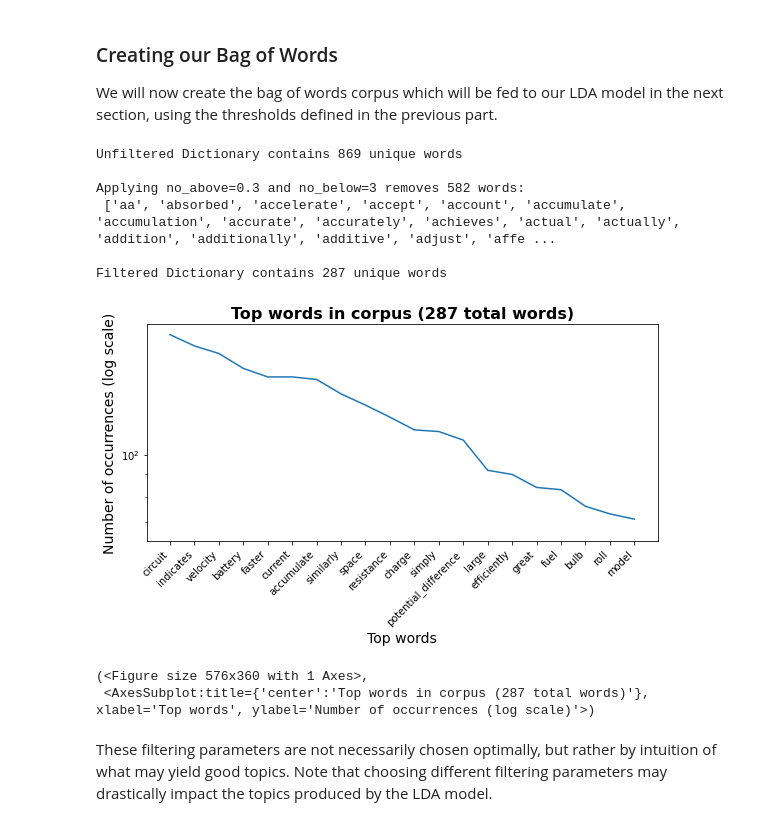
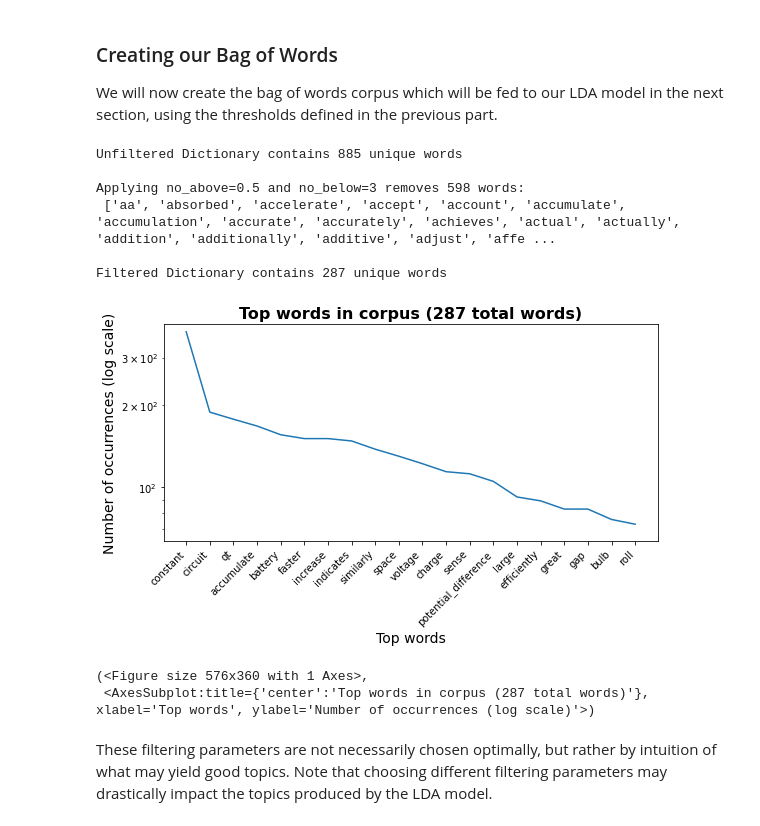
Before and after one commit to jonmgeiger/honors-project, a Jupyter notebook: studentResponses_LDA.ipynb, the cells around one changed output. Drawn from its saved outputs; the diff is of its cells as text; code cells hidden in the pictures.

```diff
--- a/studentResponses_LDA.ipynb
+++ b/studentResponses_LDA.ipynb
@@ -76,9 +76,9 @@ def ML_process(text):
     filt_text = text
 
     # Clean up equations
-    filt_text = re.sub('(V|v)\s?=\s?(I|i)\s?\*?\s?(R|r)', 'VequalsItimesR', filt_text)
-    filt_text = re.sub('(I|i)\s?=\s?(V|v)\s?/\s?(R|r)', 'IequalsVoverR', filt_text)
-    filt_text = re.sub('(R|r)\s?=\s?(V|v)\s?/\s?(I|i)', 'RequalsVoverI', filt_text)
+    # filt_text = re.sub('(V|v)\s?=\s?(I|i)\s?\*?\s?(R|r)', 'VequalsItimesR', filt_text)
+    # filt_text = re.sub('(I|i)\s?=\s?(V|v)\s?/\s?(R|r)', 'IequalsVoverR', filt_text)
+    # filt_text = re.sub('(R|r)\s?=\s?(V|v)\s?/\s?(I|i)', 'RequalsVoverI', filt_text)
     #filt_text = re.sub('\s?=\s?', '=', filt_text)
 
     # Replace variables with names outside of equations
@@ -87,7 +87,7 @@ def ML_process(text):
     # can't do this with current because 'I' is a pronoun
 
     # Remove quotes, commas, periods, parentheses
-    filt_text = re.sub('[",\.\(\)]', '', filt_text)
+    filt_text = re.sub('[",\.\(\)/]', '', filt_text)
     # Remove single quotes
     filt_text = re.sub("'", '', filt_text)
 
@@ -308,40 +307,40 @@ For our `no_below` value, we want to include as many words as possible which mig
 
 We will now create the bag of words corpus which will be fed to our LDA model in the next section, using the thresholds defined in the previous part.
 # %%
-no_above = 0.3
+no_above = 0.5
 no_below = 3
 
 id2word_unfiltered = gensim.corpora.Dictionary(data_words_bigrams) #Needed for a bug
 print("Unfiltered Dictionary contains \033[1m{}\033[0m unique words".format(len(id2word_unfiltered)))
 
 id2word = gensim.corpora.Dictionary(data_words_bigrams)
 id2word.filter_extremes(no_below=no_below, no_above=no_above, keep_n=100000)
 
 #Effect of using no_above
 diff_set = set(list(id2word_unfiltered.values())) - set(list(id2word.values()))
 print("\nApplying \033[1mno_above={} and no_below={} removes {} words\033[0m:\n {} \n".format(no_above, no_below, len(diff_set), sorted(diff_set)))
 
 id2word.filter_extremes(no_below=no_below, no_above=no_above, keep_n=100000) #NB: no problem filtering again on no_above
 print("Filtered Dictionary contains \033[1m{}\033[0m unique words\n".format(len(id2word)))
 
 #Create BoW
 bow_corpus = [id2word.doc2bow(doc) for doc in data_words_bigrams]
 
 #Get most frequent words from id2word Dictionary
 #There is a bug with csf: https://github.com/RaRe-Technologies/gensim/issues/2574
 [ids, freq] = zip(*sorted(id2word.cfs.items(), key=lambda x: x[1], reverse=True))
 words = [id2word_unfiltered[id] for id in ids]  #have to use id2word_unfiltered to retrieve words from ids!!
 
 # Plot distribution
 plot_words_freq(words, freq, 20, ylim=None)
 # %% [output]
-Unfiltered Dictionary contains 869 unique words
+Unfiltered Dictionary contains 885 unique words
 
-Applying no_above=0.3 and no_below=3 removes 582 words:
+Applying no_above=0.5 and no_below=3 removes 598 words:
  ['aa', 'absorbed', 'accelerate', 'accept', 'account', 'accumulate', 'accumulation', 'accurate', 'accurately', 'achieves', 'actual', 'actually', 'addition', 'additionally', 'additive', 'adjust', 'affe ...
 
 Filtered Dictionary contains 287 unique words
-[figure, old version]
+[figure, new version]
 (<Figure size 576x360 with 1 Axes>,
  <AxesSubplot:title={'center':'Top words in corpus (287 total words)'}, xlabel='Top words', ylabel='Number of occurrences (log scale)'>)
 # %% [markdown]
```
Also changed, not shown: parts of 18 cells of this notebook.
